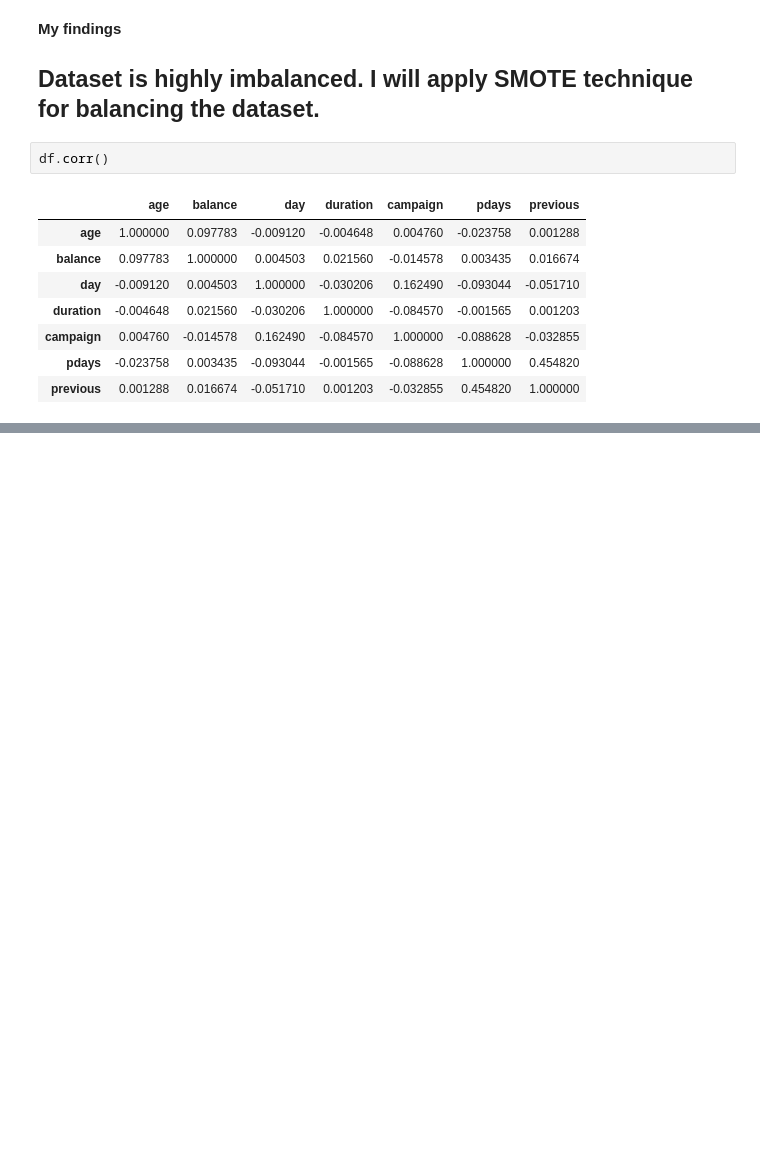
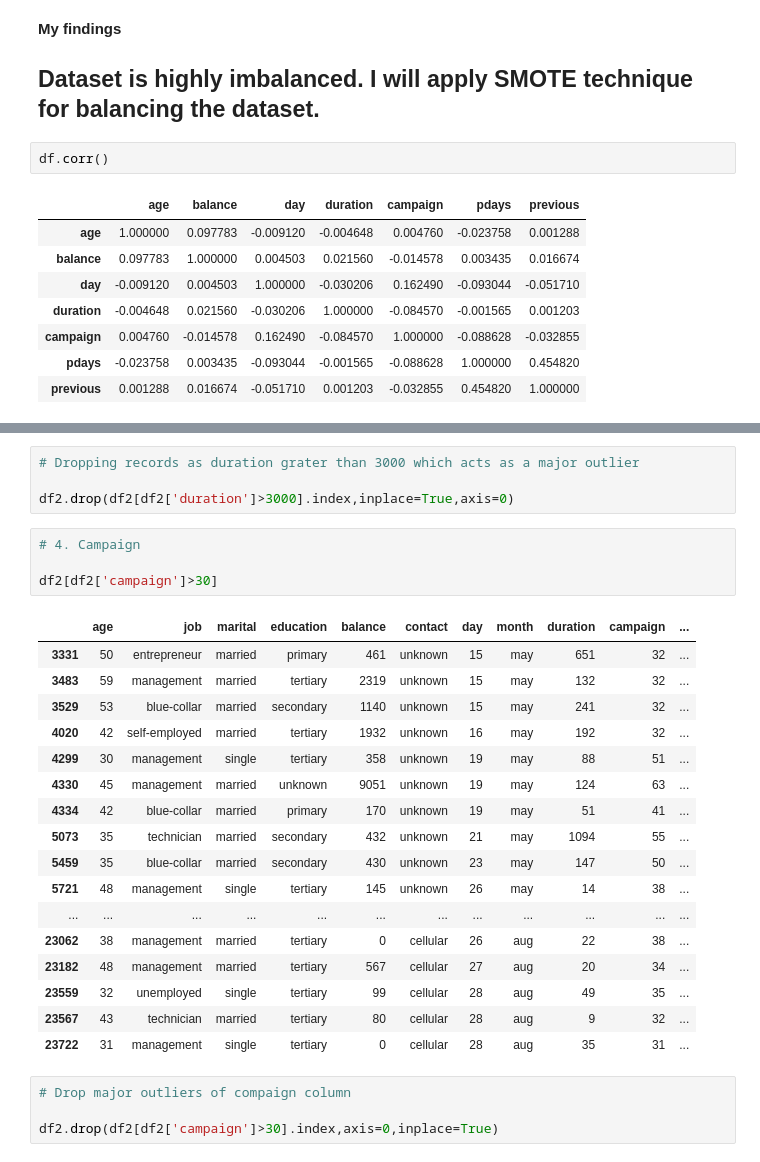
Before and after one commit to ashraful-shuvon/Machine_learning, a Jupyter notebook: Machine Learning Project - Predict Term Deposit Subscriptions/Predict Term Deposit Subscriptions.ipynb, the cells around one changed output, grey strips where cells are left out. Drawn from its saved outputs; the diff is of its cells as text; blank space fills up the shorter version.

```diff
--- a/Machine Learning Project - Predict Term Deposit Subscriptions/Predict Term Deposit Subscriptions.ipynb
+++ b/Machine Learning Project - Predict Term Deposit Subscriptions/Predict Term Deposit Subscriptions.ipynb
@@ -602,0 +704,30 @@ df2.groupby('age',sort=True)['age'].count()
+# %%
+# Dropping records as duration grater than 3000 which acts as a major outlier
+
+df2.drop(df2[df2['duration']>3000].index,inplace=True,axis=0)
+# %%
+# 4. Campaign
+
+df2[df2['campaign']>30]
+# %% [output]
+|  | age | job | marital | education | balance | contact | day | month | duration | campaign | ... |
+| 3331 | 50 | entrepreneur | married | primary | 461 | unknown | 15 | may | 651 | 32 | ... |
+| 3483 | 59 | management | married | tertiary | 2319 | unknown | 15 | may | 132 | 32 | ... |
+| 3529 | 53 | blue-collar | married | secondary | 1140 | unknown | 15 | may | 241 | 32 | ... |
+| 4020 | 42 | self-employed | married | tertiary | 1932 | unknown | 16 | may | 192 | 32 | ... |
+| 4299 | 30 | management | single | tertiary | 358 | unknown | 19 | may | 88 | 51 | ... |
+| 4330 | 45 | management | married | unknown | 9051 | unknown | 19 | may | 124 | 63 | ... |
+| 4334 | 42 | blue-collar | married | primary | 170 | unknown | 19 | may | 51 | 41 | ... |
+| 5073 | 35 | technician | married | secondary | 432 | unknown | 21 | may | 1094 | 55 | ... |
+| 5459 | 35 | blue-collar | married | secondary | 430 | unknown | 23 | may | 147 | 50 | ... |
+| 5721 | 48 | management | single | tertiary | 145 | unknown | 26 | may | 14 | 38 | ... |
+| ... | ... | ... | ... | ... | ... | ... | ... | ... | ... | ... | ... |
+| 23062 | 38 | management | married | tertiary | 0 | cellular | 26 | aug | 22 | 38 | ... |
+| 23182 | 48 | management | married | tertiary | 567 | cellular | 27 | aug | 20 | 34 | ... |
+| 23559 | 32 | unemployed | single | tertiary | 99 | cellular | 28 | aug | 49 | 35 | ... |
+| 23567 | 43 | technician | married | tertiary | 80 | cellular | 28 | aug | 9 | 32 | ... |
+| 23722 | 31 | management | single | tertiary | 0 | cellular | 28 | aug | 35 | 31 | ... |
+# %%
+# Drop major outliers of compaign column
+
+df2.drop(df2[df2['campaign']>30].index,axis=0,inplace=True)
```
Also changed, not shown: parts of 63 cells of this notebook.
